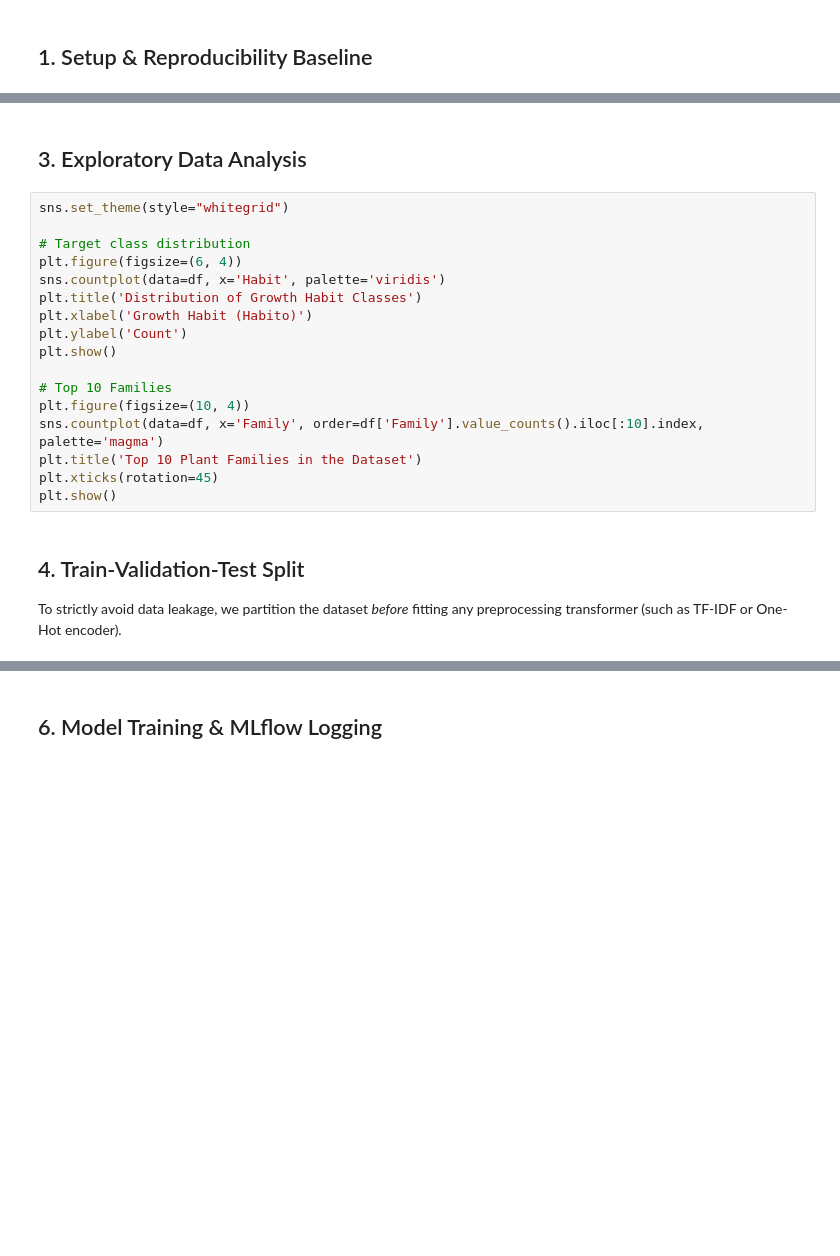
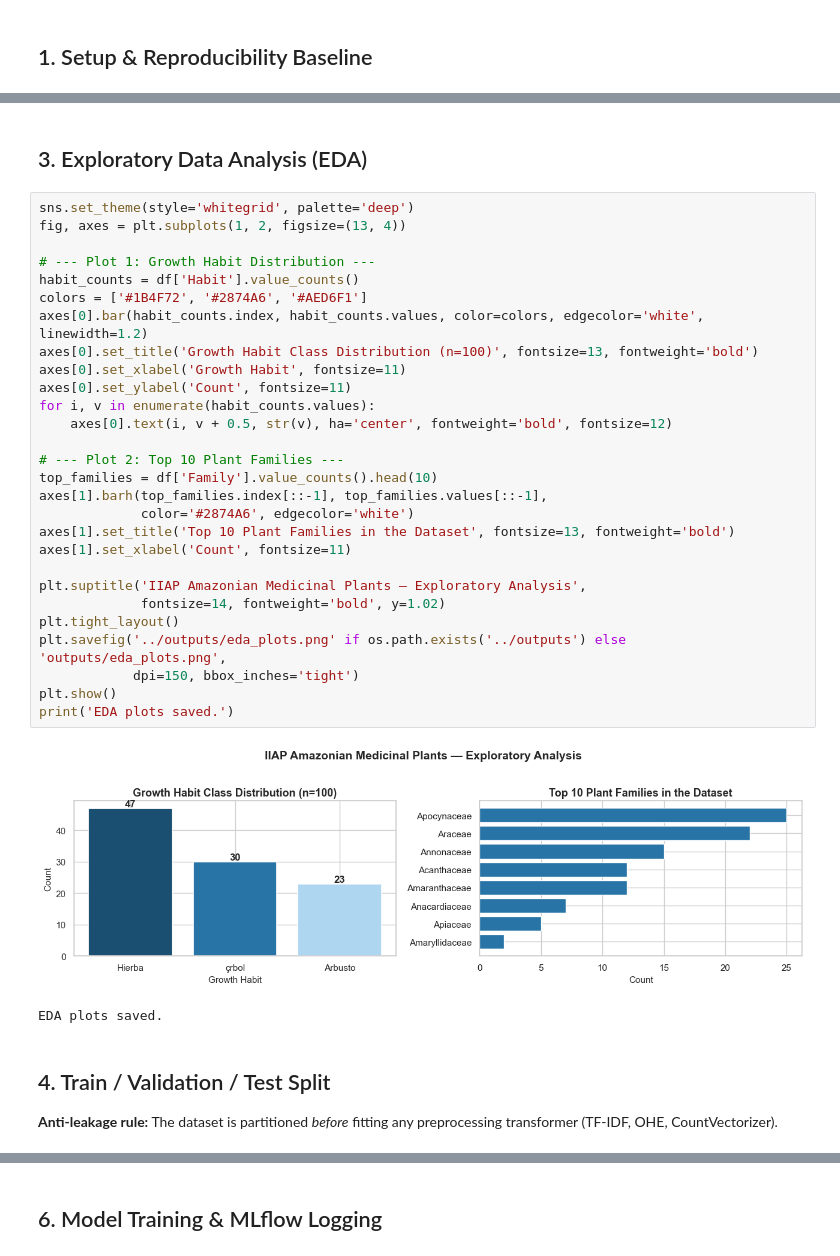
Before and after one commit to ValerioGomez/unmsm-research-methods-valeriogomez, a Jupyter notebook: 05_pipeline/notebook.ipynb, the cells around one changed output, grey strips where cells are left out. Saved outputs shown, nothing was run; the diff lists cells and outputs as text; blank space fills up the shorter version.

Commit message:
REAL DATA: Execute notebook.ipynb with IIAP dataset — adds real outputs (confusion matrix, EDA plots, results JSON)

```diff
--- a/05_pipeline/notebook.ipynb
+++ b/05_pipeline/notebook.ipynb
@@ -60,25 +98,39 @@ df.head()
 # %% [markdown]
-## 3. Exploratory Data Analysis
+## 3. Exploratory Data Analysis (EDA)
-# %%
-sns.set_theme(style="whitegrid")
-
-# Target class distribution
-plt.figure(figsize=(6, 4))
-sns.countplot(data=df, x='Habit', palette='viridis')
-plt.title('Distribution of Growth Habit Classes')
-plt.xlabel('Growth Habit (Habito)')
-plt.ylabel('Count')
-plt.show()
-
-# Top 10 Families
-plt.figure(figsize=(10, 4))
-sns.countplot(data=df, x='Family', order=df['Family'].value_counts().iloc[:10].index, palette='magma')
-plt.title('Top 10 Plant Families in the Dataset')
-plt.xticks(rotation=45)
-plt.show()
+# %%
+sns.set_theme(style='whitegrid', palette='deep')
+fig, axes = plt.subplots(1, 2, figsize=(13, 4))
+
+# --- Plot 1: Growth Habit Distribution ---
+habit_counts = df['Habit'].value_counts()
+colors = ['#1B4F72', '#2874A6', '#AED6F1']
+axes[0].bar(habit_counts.index, habit_counts.values, color=colors, edgecolor='white', linewidth=1.2)
+axes[0].set_title('Growth Habit Class Distribution (n=100)', fontsize=13, fontweight='bold')
+axes[0].set_xlabel('Growth Habit', fontsize=11)
+axes[0].set_ylabel('Count', fontsize=11)
+for i, v in enumerate(habit_counts.values):
+    axes[0].text(i, v + 0.5, str(v), ha='center', fontweight='bold', fontsize=12)
+
+# --- Plot 2: Top 10 Plant Families ---
+top_families = df['Family'].value_counts().head(10)
+axes[1].barh(top_families.index[::-1], top_families.values[::-1],
+             color='#2874A6', edgecolor='white')
+axes[1].set_title('Top 10 Plant Families in the Dataset', fontsize=13, fontweight='bold')
+axes[1].set_xlabel('Count', fontsize=11)
+
+plt.suptitle('IIAP Amazonian Medicinal Plants — Exploratory Analysis',
+             fontsize=14, fontweight='bold', y=1.02)
+plt.tight_layout()
+plt.savefig('../outputs/eda_plots.png' if os.path.exists('../outputs') else 'outputs/eda_plots.png',
+            dpi=150, bbox_inches='tight')
+plt.show()
+print('EDA plots saved.')
+# %% [output]
+[figure, added]
+EDA plots saved.
 # %% [markdown]
-## 4. Train-Validation-Test Split
-To strictly avoid data leakage, we partition the dataset *before* fitting any preprocessing transformer (such as TF-IDF or One-Hot encoder).
+## 4. Train / Validation / Test Split
+**Anti-leakage rule:** The dataset is partitioned *before* fitting any preprocessing transformer (TF-IDF, OHE, CountVectorizer).
 # %%
 X = df[['Family', 'Genus', 'Distribution', 'Uses']]
 y = df['Habit']
```
Also changed, not shown: parts of 14 cells of this notebook, 4 other files.
